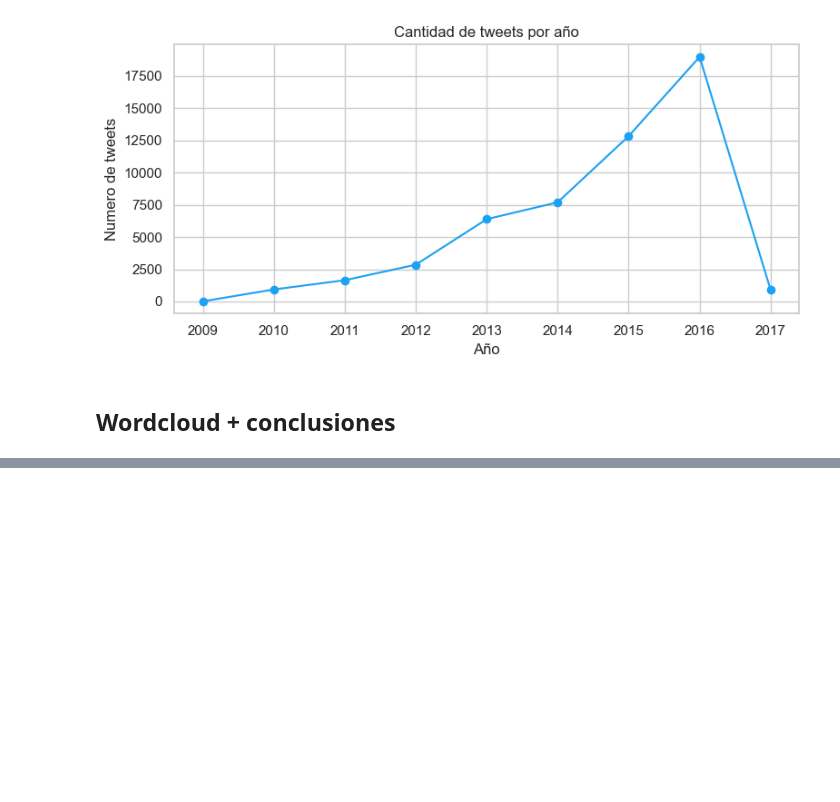
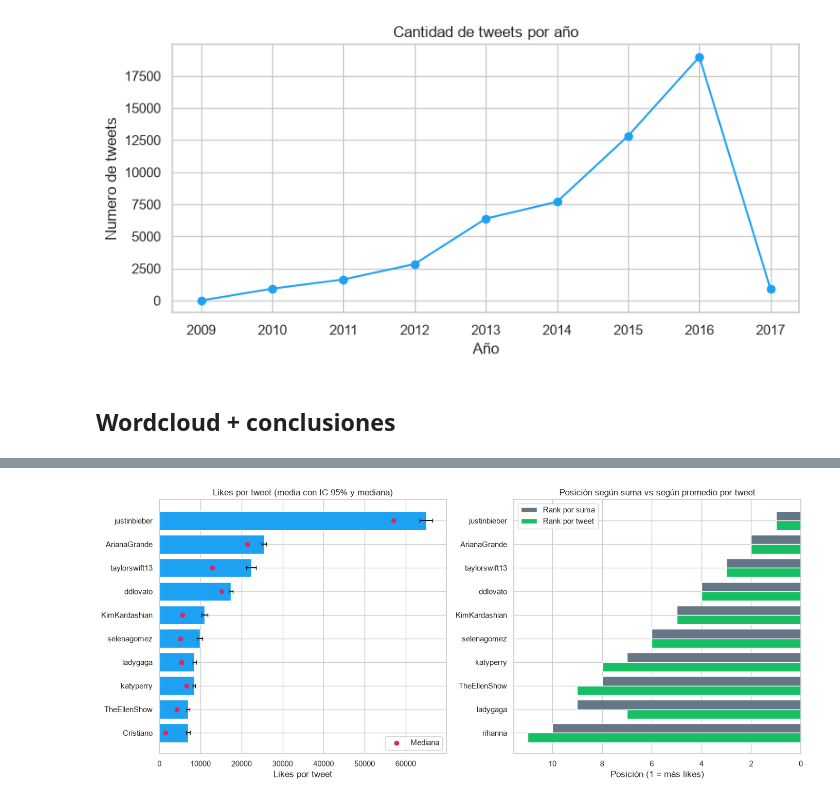
Before and after one commit to ecarcamo/Actividad-Clase-DataScience-Tweets, a Jupyter notebook: notebooks/01_carga_inicial.ipynb, the cells around one changed output, grey strips where cells are left out. Saved outputs shown, nothing was run; the diff lists cells and outputs as text; code cells hidden in the pictures; blank space fills up the shorter version.

```diff
--- a/notebooks/01_carga_inicial.ipynb
+++ b/notebooks/01_carga_inicial.ipynb
@@ -461,0 +605,35 @@ Guardado ../data/tweets_output.csv (52257, 20)
+# %%
+fig, axes = plt.subplots(1, 2, figsize=(14, 6))
+
+top_eng = engagement.head(10).iloc[::-1]
+posiciones = range(len(top_eng))
+axes[0].barh(posiciones, top_eng["likes_medio"], color="#1DA1F2",
+             xerr=[top_eng["likes_medio"] - top_eng["ic95_bajo"],
+                   top_eng["ic95_alto"] - top_eng["likes_medio"]],
+             error_kw={"ecolor": "#14171A", "capsize": 3})
+axes[0].scatter(top_eng["likes_mediana"], posiciones, color="#E0245E",
+                zorder=3, label="Mediana")
+axes[0].set_yticks(list(posiciones))
+axes[0].set_yticklabels(top_eng.index)
+axes[0].set_title("Likes por tweet (media con IC 95% y mediana)")
+axes[0].set_xlabel("Likes por tweet")
+axes[0].legend()
+
+ancho = 0.4
+orden = engagement.sort_values("likes_total", ascending=False).head(10).iloc[::-1]
+pos = np.arange(len(orden))
+axes[1].barh(pos + ancho / 2, orden["rank_suma"], height=ancho,
+             color="#657786", label="Rank por suma")
+axes[1].barh(pos - ancho / 2, orden["rank_por_tweet"], height=ancho,
+             color="#17BF63", label="Rank por tweet")
+axes[1].set_yticks(pos)
+axes[1].set_yticklabels(orden.index)
+axes[1].invert_xaxis()
+axes[1].set_title("Posición según suma vs según promedio por tweet")
+axes[1].set_xlabel("Posición (1 = más likes)")
+axes[1].legend()
+
+plt.tight_layout()
+plt.show()
+# %% [output]
+[figure, added]
```
Also changed, not shown: parts of 28 cells of this notebook, 1 other file.
